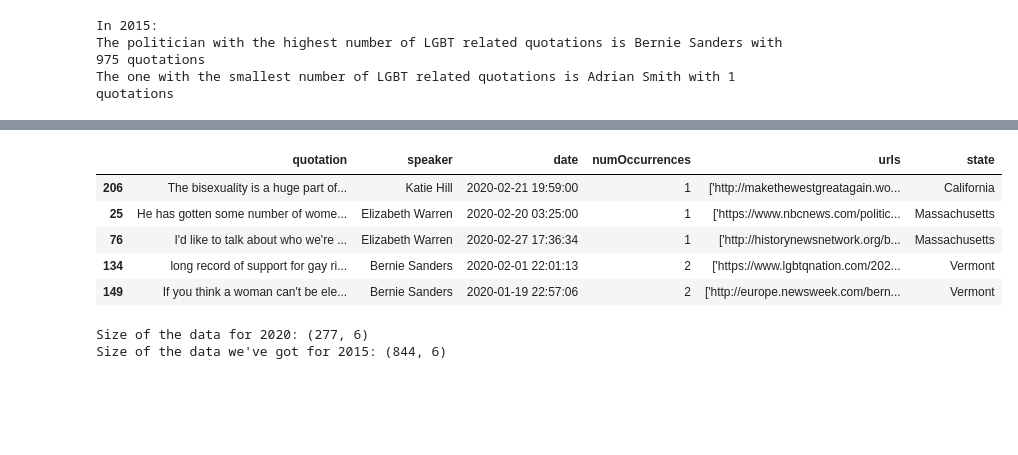
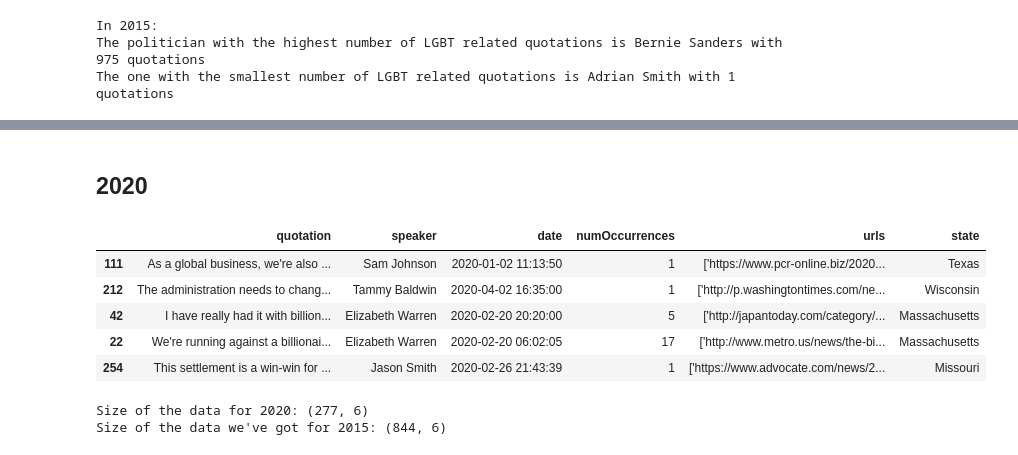
Before and after one commit to epfl-ada/ada-2021-project-ada_group_project, a Jupyter notebook: basic_exploration.ipynb, the cells around one changed output, grey strips where cells are left out. Saved outputs shown, nothing was run; the diff lists cells and outputs as text; code cells hidden in the pictures; blank space fills up the shorter version.

```diff
--- a/basic_exploration.ipynb
+++ b/basic_exploration.ipynb
@@ -213,17 +249,23 @@ The one with the smallest number of LGBT related quotations is Adrian Smith with
+# %% [markdown]
+## 2020
 # %%
 dataframe20=pd.read_csv("data/df20.csv")
 merged_ = pd.merge(dataframe20, politicians, on='speaker', how='inner')
 merged20=merged_.drop(columns=['state_y', 'Unnamed: 0'])
 merged20=merged20.rename(columns={"state_x": "state"})
 merged20=merged20.drop(['quoteID', 'qids', 'probas', 'phase'], axis=1)
+
+#store the dataframe to use it in another file (function)
+merged20.to_csv(path_or_buf="data/merged2020.csv", sep=';', index=True)
+
 merged20.sample(5)
 # %% [output]
 |  | quotation | speaker | date | numOccurrences | urls | state |
-| 206 | The bisexuality is a huge part of... | Katie Hill | 2020-02-21 19:59:00 | 1 | ['http://makethewestgreatagain.wo... | California |
-| 25 | He has gotten some number of wome... | Elizabeth Warren | 2020-02-20 03:25:00 | 1 | ['https://www.nbcnews.com/politic... | Massachusetts |
-| 76 | I'd like to talk about who we're ... | Elizabeth Warren | 2020-02-27 17:36:34 | 1 | ['http://historynewsnetwork.org/b... | Massachusetts |
-| 134 | long record of support for gay ri... | Bernie Sanders | 2020-02-01 22:01:13 | 2 | ['https://www.lgbtqnation.com/202... | Vermont |
-| 149 | If you think a woman can't be ele... | Bernie Sanders | 2020-01-19 22:57:06 | 2 | ['http://europe.newsweek.com/bern... | Vermont |
+| 111 | As a global business, we're also ... | Sam Johnson | 2020-01-02 11:13:50 | 1 | ['https://www.pcr-online.biz/2020... | Texas |
+| 212 | The administration needs to chang... | Tammy Baldwin | 2020-04-02 16:35:00 | 1 | ['http://p.washingtontimes.com/ne... | Wisconsin |
+| 42 | I have really had it with billion... | Elizabeth Warren | 2020-02-20 20:20:00 | 5 | ['http://japantoday.com/category/... | Massachusetts |
+| 22 | We're running against a billionai... | Elizabeth Warren | 2020-02-20 06:02:05 | 17 | ['http://www.metro.us/news/the-bi... | Massachusetts |
+| 254 | This settlement is a win-win for ... | Jason Smith | 2020-02-26 21:43:39 | 1 | ['https://www.advocate.com/news/2... | Missouri |
 # %%
 print("Size of the data for 2020:",merged20.shape, "\nSize of the data we've got for 2015:", merged.shape)
 # %% [output]
```
Also changed, not shown: parts of 23 cells of this notebook.
